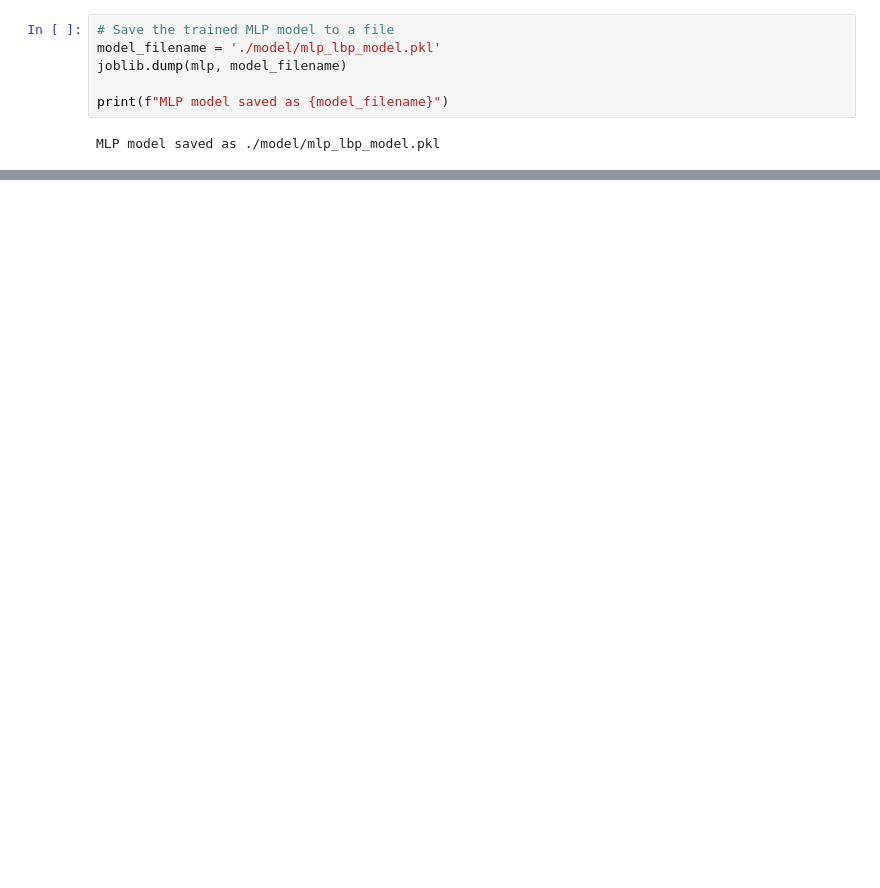
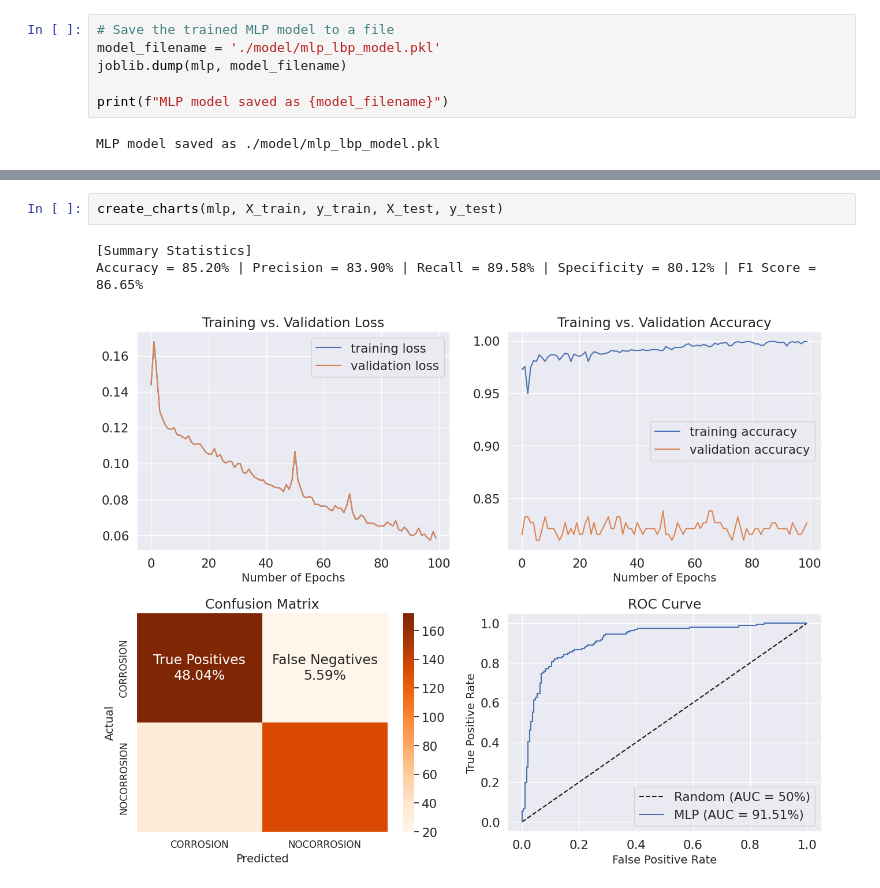
Before and after one commit to mizanulridhoaohana/TUBES-JST, a Jupyter notebook: MLP_LBP.ipynb, the cells around one changed output, grey strips where cells are left out. Cells and saved outputs as stored; diff of their text form; blank space fills up the shorter version.

```diff
--- a/MLP_LBP.ipynb
+++ b/MLP_LBP.ipynb
@@ -170,0 +386,6 @@ MLP model saved as ./model/mlp_lbp_model.pkl
+# %%
+create_charts(mlp, X_train, y_train, X_test, y_test)
+# %% [output]
+[Summary Statistics]
+Accuracy = 85.20% | Precision = 83.90% | Recall = 89.58% | Specificity = 80.12% | F1 Score = 86.65%
+[figure, added]
```
Also changed, not shown: parts of 33 cells of this notebook, 1 other file.
